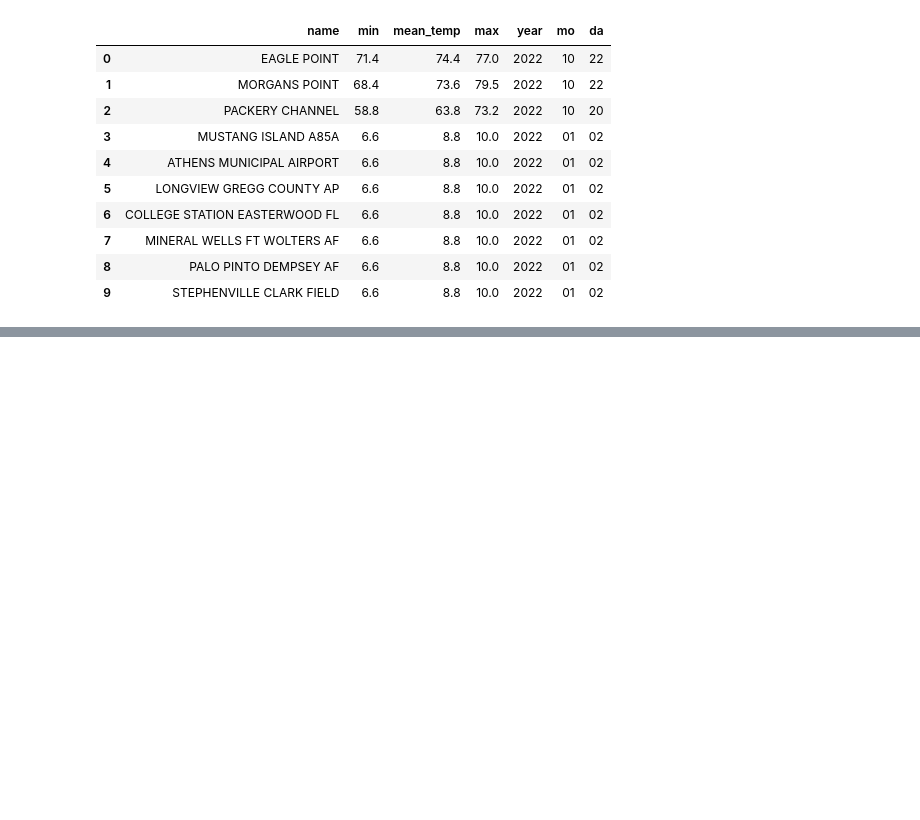
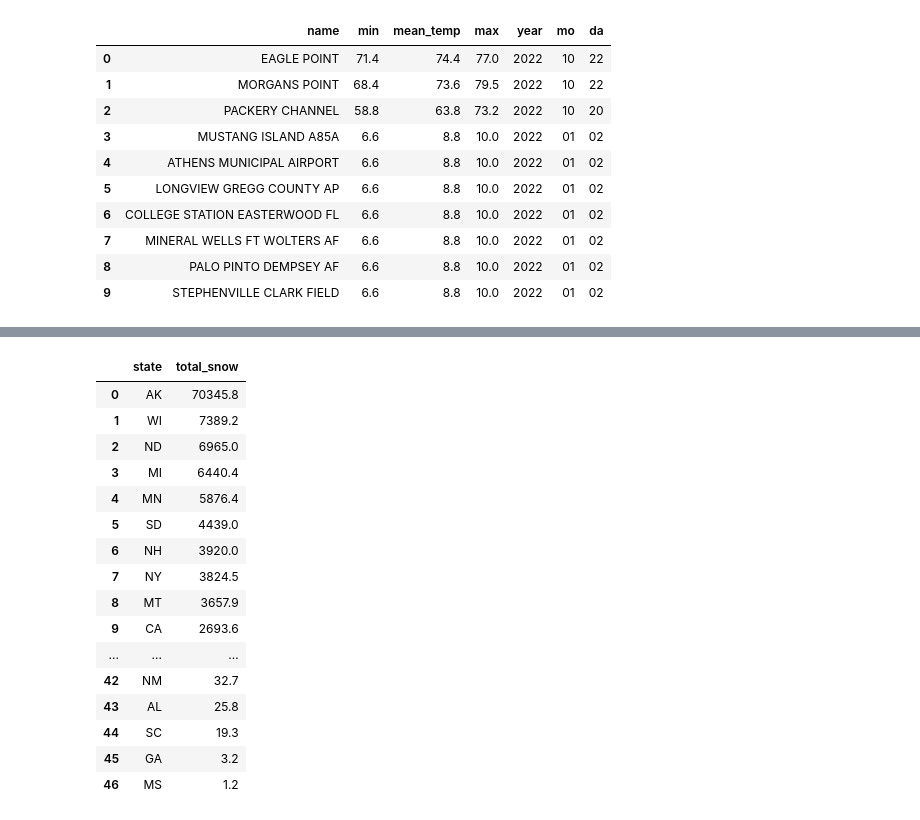
Before and after one commit to TechMax14/Project-3, a Jupyter notebook: prototypes/noaa-dataset-with-google-bigquery.ipynb, the cells around one changed output, grey strips where cells are left out. Saved outputs shown, nothing was run; the diff lists cells and outputs as text; code cells hidden in the pictures; blank space fills up the shorter version.

```diff
--- a/prototypes/noaa-dataset-with-google-bigquery.ipynb
+++ b/prototypes/noaa-dataset-with-google-bigquery.ipynb
@@ -243,0 +322,40 @@ query_job4.to_dataframe()
+# %%
+# SchemaField('sndp', 'FLOAT', 'NULLABLE', None, "Snow depth in inches to tenths--last report for the day
+# if reported more than once. Missing = 999.9 Note: Most stations do not report '0' ondays with no snow on
+# the ground--therefore, '999.9' will often appear on these days", (), None)
+
+# Perform a query that pulls data from both the measurement and stations table by state
+aggregate_query = (
+    'SELECT s.state, '
+    'SUM(g.sndp) AS total_snow '
+    'FROM `bigquery-public-data.noaa_gsod.gsod2022` AS g '
+    'INNER JOIN `bigquery-public-data.noaa_gsod.stations` AS s ON g.stn = s.usaf '
+    'WHERE s.country = "US" AND g.sndp <> 999.9 '
+    'GROUP BY s.state '
+    'ORDER BY total_snow DESC')
+state_snow_result = client.query(aggregate_query)  # API request
+state_snow_data = state_snow_result.result()  # Waits for query to finish
+
+# Put the last query into a dataframe
+state_snow_result.to_dataframe()
+
+# This result shows that snow depth (and precipation) should be summed by station not state!
+# A spot in Alaska did not receive 70,345 inches of rain in a year
+# %% [output]
+|  | state | total_snow |
+| 0 | AK | 70345.8 |
+| 1 | WI | 7389.2 |
+| 2 | ND | 6965.0 |
+| 3 | MI | 6440.4 |
+| 4 | MN | 5876.4 |
+| 5 | SD | 4439.0 |
+| 6 | NH | 3920.0 |
+| 7 | NY | 3824.5 |
+| 8 | MT | 3657.9 |
+| 9 | CA | 2693.6 |
+| ... | ... | ... |
+| 42 | NM | 32.7 |
+| 43 | AL | 25.8 |
+| 44 | SC | 19.3 |
+| 45 | GA | 3.2 |
+| 46 | MS | 1.2 |
```
Also changed, not shown: parts of 3 cells of this notebook.
